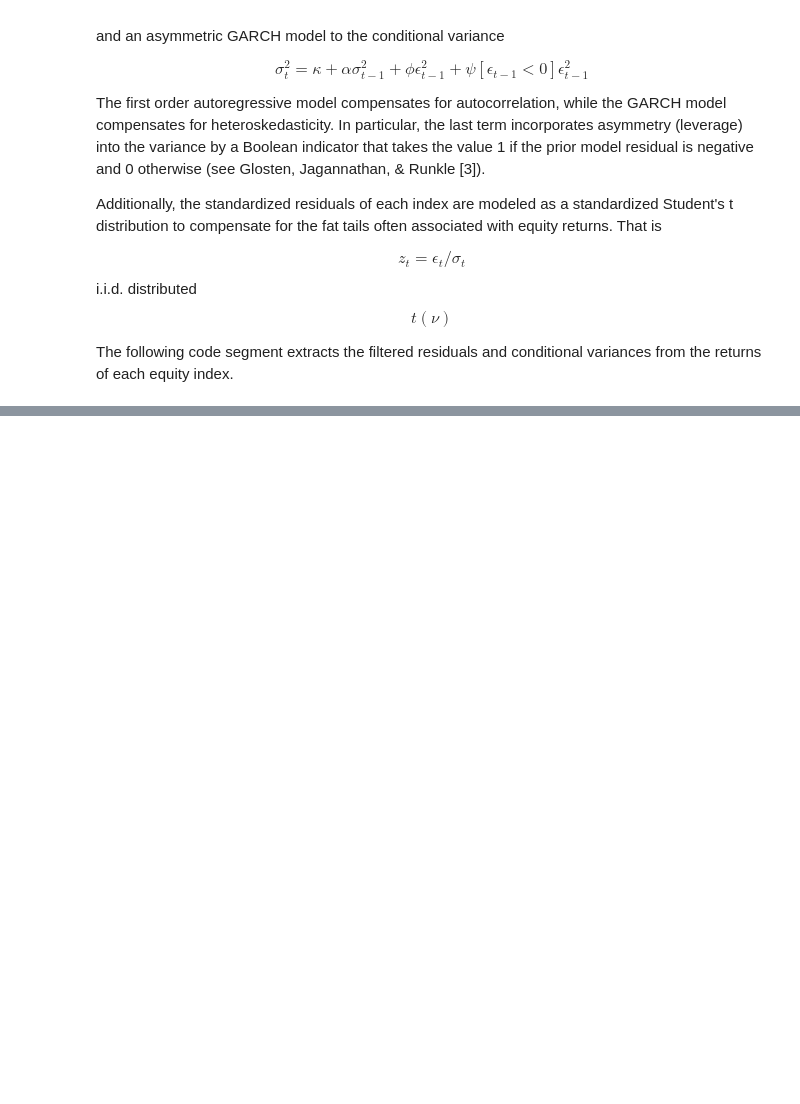
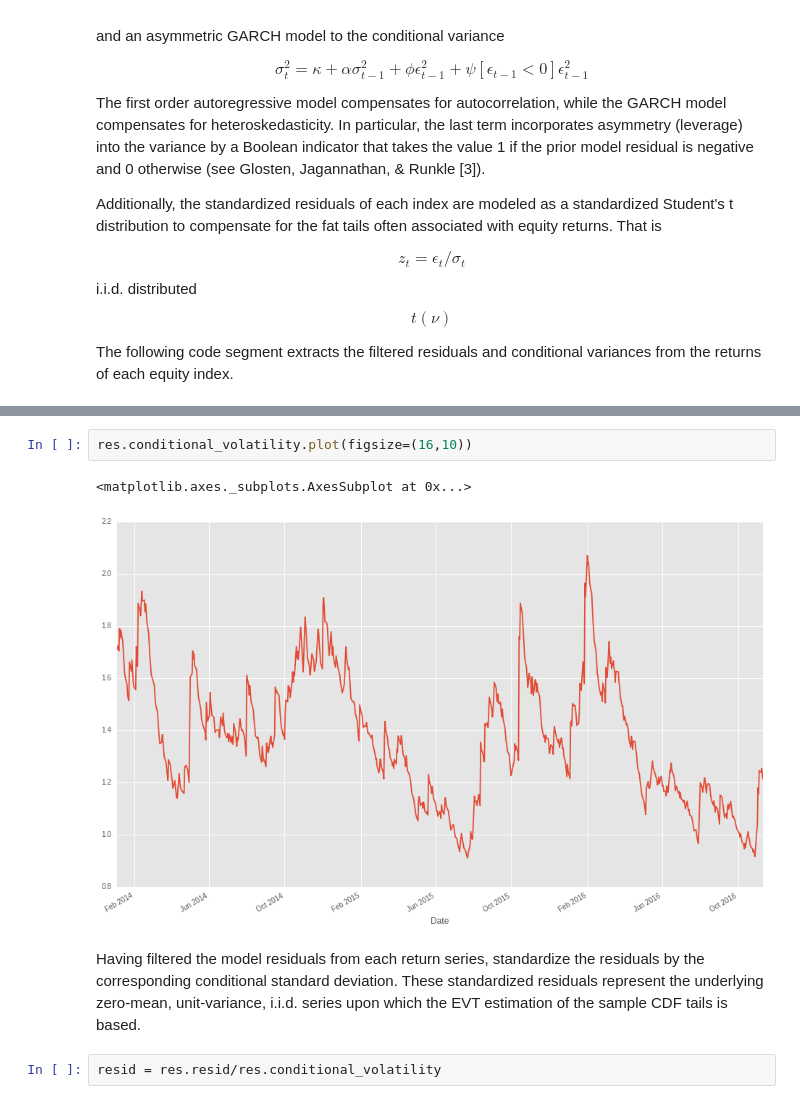
Before and after one commit to helderrezende/TCC, a Jupyter notebook: TCC Helder.ipynb, the cells around one changed output, grey strips where cells are left out. Cells and saved outputs as stored; diff of their text form; blank space fills up the shorter version.

```diff
--- a/TCC Helder.ipynb
+++ b/TCC Helder.ipynb
@@ -140,0 +214,9 @@ The following code segment extracts the filtered residuals and conditional varia
+# %%
+res.conditional_volatility.plot(figsize=(16,10))
+# %% [output]
+<matplotlib.axes._subplots.AxesSubplot at 0x...>
+[figure, added]
+# %% [markdown]
+Having filtered the model residuals from each return series, standardize the residuals by the corresponding conditional standard deviation. These standardized residuals represent the underlying zero-mean, unit-variance, i.i.d. series upon which the EVT estimation of the sample CDF tails is based.
+# %%
+resid = res.resid/res.conditional_volatility
```
Also changed, not shown: parts of 15 cells of this notebook, 3 other files.
